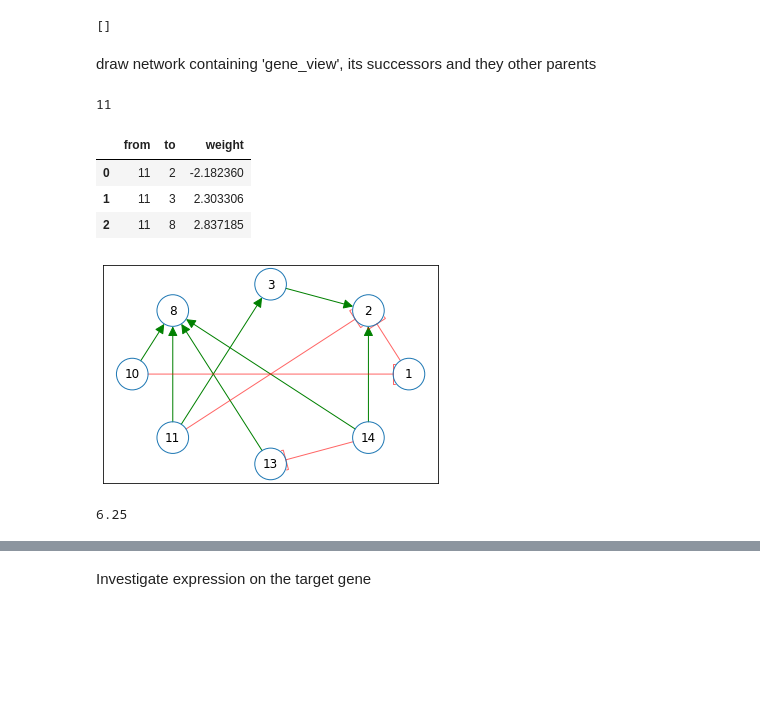
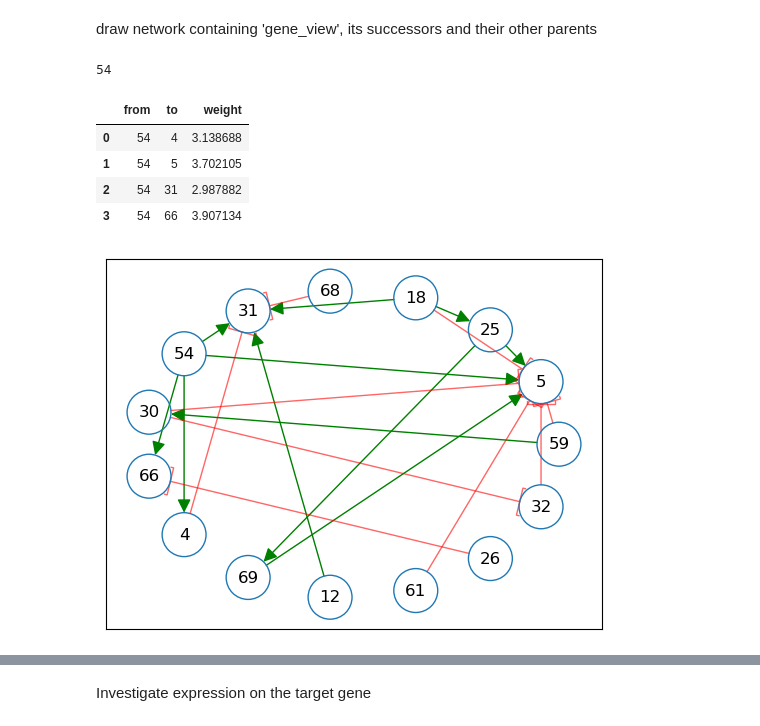
Before and after one commit to PayamDiba/SERGIO, a Jupyter notebook: perturbation.ipynb, the cells around one changed output, grey strips where cells are left out. Cells and saved outputs as stored; diff of their text form; code cells hidden in the pictures; blank space fills up the shorter version.

```diff
--- a/perturbation.ipynb
+++ b/perturbation.ipynb
@@ -31,3 +48,5 @@ pert = perturbation().load('pert_34_1000')
+# %%
+pert = perturbation().load(nGenes=70,nCells=10000)
 # %%
 G = pert.G
 store = pert.store
@@ -46,27 +81,20 @@ The second gene in the tuple is known to have in-degree 1
-# %%
-store.shape
-# %% [output]
-[]
-# %% [markdown]
-draw network containing 'gene_view', its successors and they other parents
+# %% [markdown]
+draw network containing 'gene_view', its successors and their other parents
 # %%
-gene_view = '11'#gene_list[1]
+gene_view = '54'#gene_list[1]
 
 print(gene_view)
 
 
 two_step_neigh = {*itertools.chain.from_iterable([set(G.predecessors(g)) for g in set(G.successors(gene_view))])}
 #plt.figure(figsize=(8,8))
 pert.draw_net(G.subgraph(two_step_neigh.union(G.successors(gene_view)).union({gene_view})))
 pd.DataFrame([[a,b,d['weight']] for a,b,d in list(G.out_edges(gene_view,data=True))],columns=[['from','to','weight']])
 # %% [output]
-11
+54
 |  | from | to | weight |
-| 0 | 11 | 2 | -2.182360 |
-| 1 | 11 | 3 | 2.303306 |
-| 2 | 11 | 8 | 2.837185 |
+| 0 | 54 | 4 | 3.138688 |
+| 1 | 54 | 5 | 3.702105 |
+| 2 | 54 | 31 | 2.987882 |
+| 3 | 54 | 66 | 3.907134 |
-[figure, old version]
+[figure, new version]
-# %%
-5/0.8
-# %% [output]
-6.25
```
Also changed, not shown: parts of 27 cells of this notebook, 3 other files.
